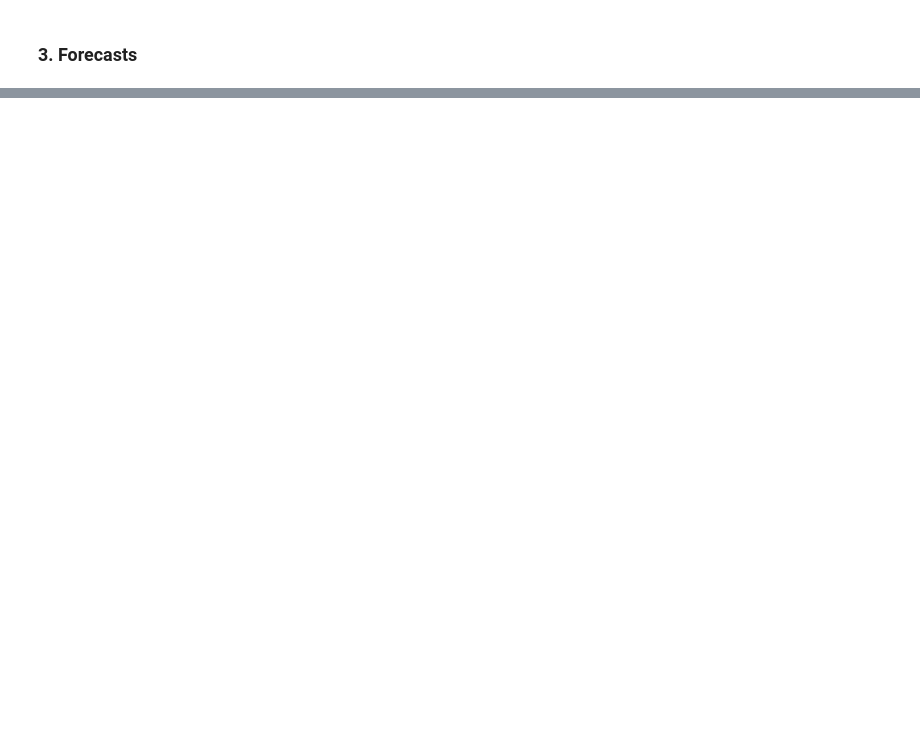
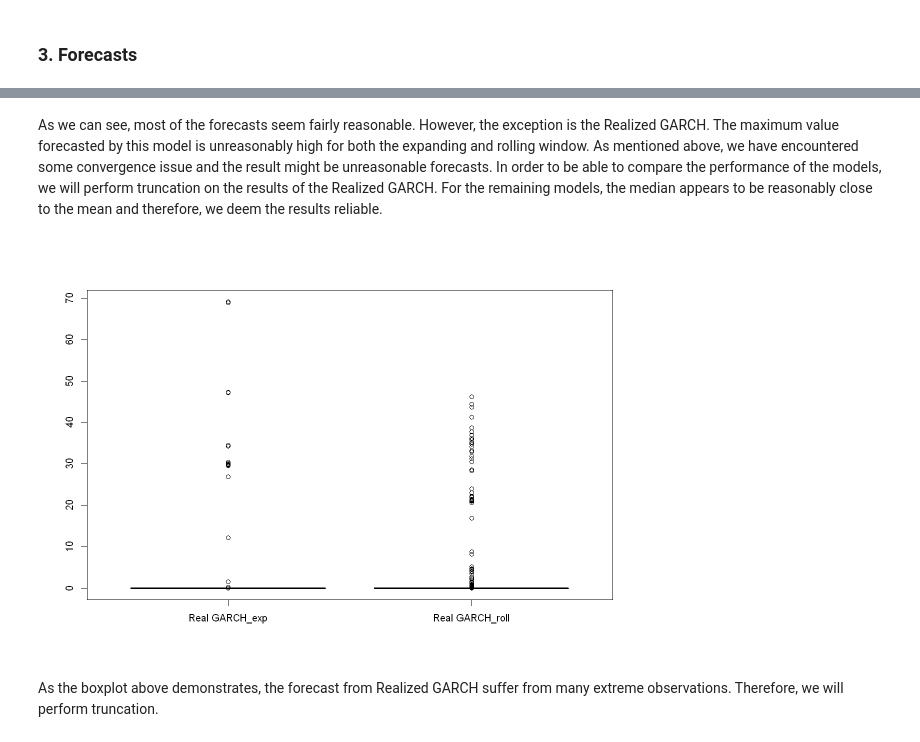
Before and after one commit to JanK0095/Financial-Econometrics-Course-Projects, a Jupyter notebook: Final project/FEI_Emprical_project_Kubal_Mattanelli.ipynb, the cells around one changed output, grey strips where cells are left out. Cells and saved outputs as stored; diff of their text form; code cells hidden in the pictures; blank space fills up the shorter version.

Commit message:
Finishing forecasts in the final notebook

```diff
--- a/Final project/FEI_Emprical_project_Kubal_Mattanelli.ipynb
+++ b/Final project/FEI_Emprical_project_Kubal_Mattanelli.ipynb
@@ -553,0 +595,11 @@ Even though the differences are not that large, we can clearly see that the HAR-
+# %%
+#Defining the formulas for first four models
+formulas <- c("RV ~ RV_lag", "RV ~ RV_lag + RV_5 + RV_22", "RV ~ RV_p_lag + RV_n_lag + RV_5 + RV_22",
+              "RV ~ RV_lag + RV_5 + RV_22 + RS_lag + RK_lag")
+
+#Looping through the first four models
+for (i in 1:4) {
+  #For each model forecast with expanding window and rolling window and merge the resulting series together and store the result in a list
+  forecasts[[i]] <-  merge.xts(forecast_lm(formulas[i]), forecast_lm(formulas[i], roll = T))
+  names(forecasts[[i]]) <- paste(rep(model_names[i], 2), c("exp", "roll"), sep = "_") #Name the columns for clarity
+}
@@ -553,0 +608,29 @@ Even though the differences are not that large, we can clearly see that the HAR-
+# %%
+#Defining a function to forecast GARCH type models
+forecast_garch <- function(specif, xts_object = amzn$ret, realizedVol = amzn$RV, wind_len = 750, roll = F) {
+  result <- xts(rep(NA, wind_len), order.by = index(xts_object)[(wind_len + 1):nrow(xts_object)]) #Empty xts object for the results (predicting 751-1500)
+  print(specif@model$modeldesc$vmodel)
+  if (roll == T) { #Rolling window
+    print("roll")
+    for (i in 1:wind_len) { #Looping through the rolled windows
+      print(i)
+      model <- ugarchfit(specif, xts_object[i:(wind_len-1+i)], realizedVol = realizedVol[i:(wind_len-1+i)], solver = "hybrid") #Fitting the model, hybrid solver to prevent convergence failure
+      result[i] <- as.numeric(ugarchforecast(model, n.ahead = 1)@forecast$sigmaFor) #Producing the 1 step ahead forecast
+    }
+  } else { #Expanding window
+    print("exp")
+    for (i in wind_len:(nrow(xts_object) - 1)) { #Looping through the windows (750-1499)
+      print(i)
+      model <- ugarchfit(specif, xts_object[1:i], realizedVol = realizedVol[1:i], solver = "hybrid") #Estimating the model on the window, hybrid solver to prevent convergence failure
+      result[i - wind_len + 1] <- as.numeric(ugarchforecast(model, n.ahead = 1)@forecast$sigmaFor) #Producing the 1 step ahead forecast
+    }
+  }
+  return(result)
+}
+# %%
+#Looping through the last two (GARCH type) models
+specs <- list(real_garchspec, arma_garchspec) #Storing the specifications for looping
+for (i in 1:2) {
+  forecasts[[i + 4]] <- merge.xts(forecast_garch(specs[[i]]), forecast_garch(specs[[i]], roll = T))
+  names(forecasts[[i + 4]]) <- paste(rep(model_names[i + 4], 2), c("exp", "roll"), sep = "_") #Name the columns for clarity
+}
@@ -553,0 +667,10 @@ Even though the differences are not that large, we can clearly see that the HAR-
+# %% [markdown]
+As we can see, most of the forecasts seem fairly reasonable. However, the exception is the Realized GARCH. The maximum value forecasted by this model is unreasonably high for both the expanding and rolling window. As mentioned above, we have encountered some convergence issue and the result might be unreasonable forecasts. In order to be able to compare the performance of the models, we will perform truncation on the results of the Realized GARCH. For the remaining models, the median appears to be reasonably close to the mean and therefore, we deem the results reliable.
+# %%
+options(repr.plot.width = 10, repr.plot.height = 7)
+#Inspecting the outliers of Realized GARCH
+boxplot(forecasts[[5]]) #Extreme outliers
+# %% [output]
+[figure, added]
+# %% [markdown]
+As the boxplot above demonstrates, the forecast from Realized GARCH suffer from many extreme observations. Therefore, we will perform truncation.
```
Also changed, not shown: parts of 35 cells of this notebook, 1 other file.
